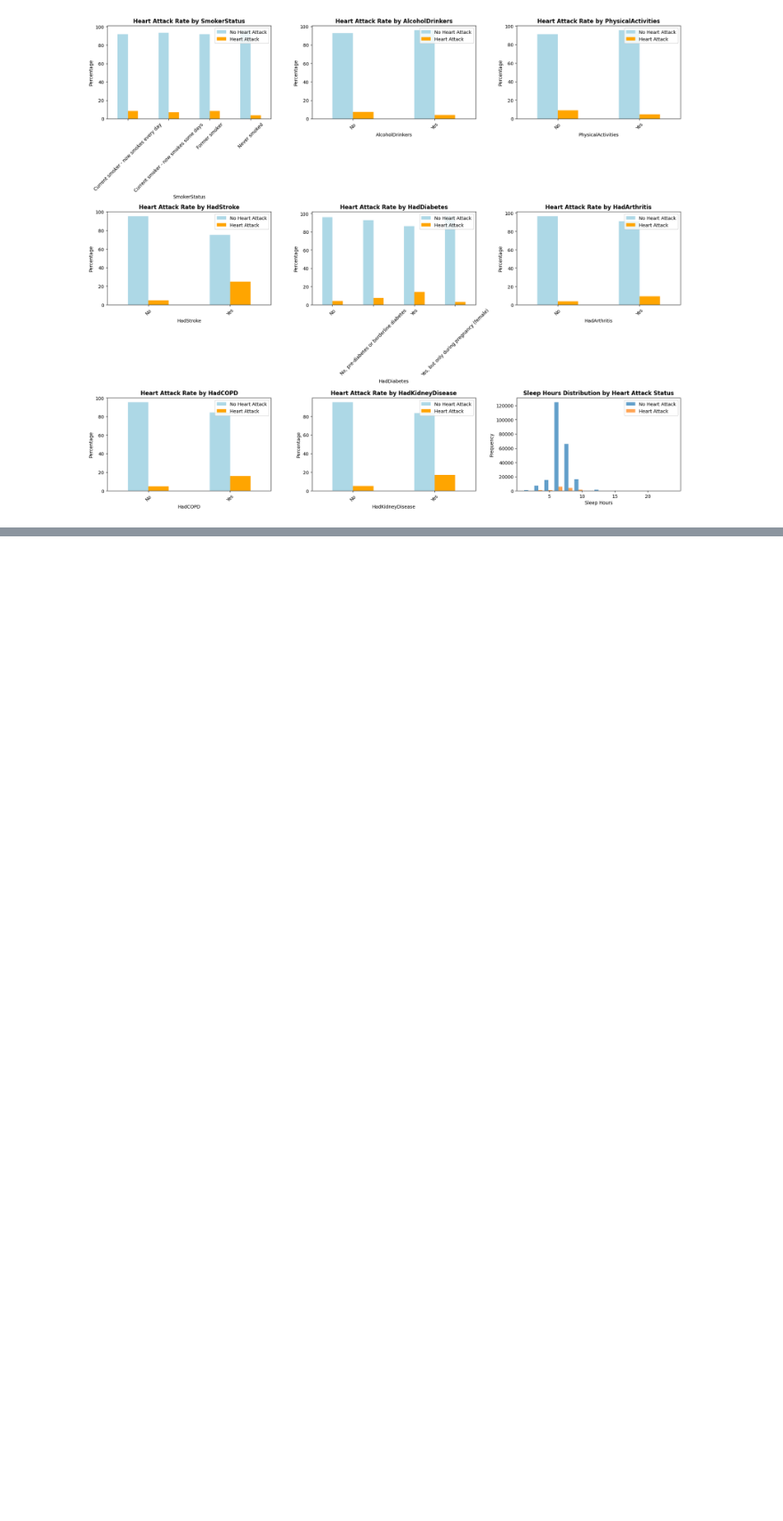
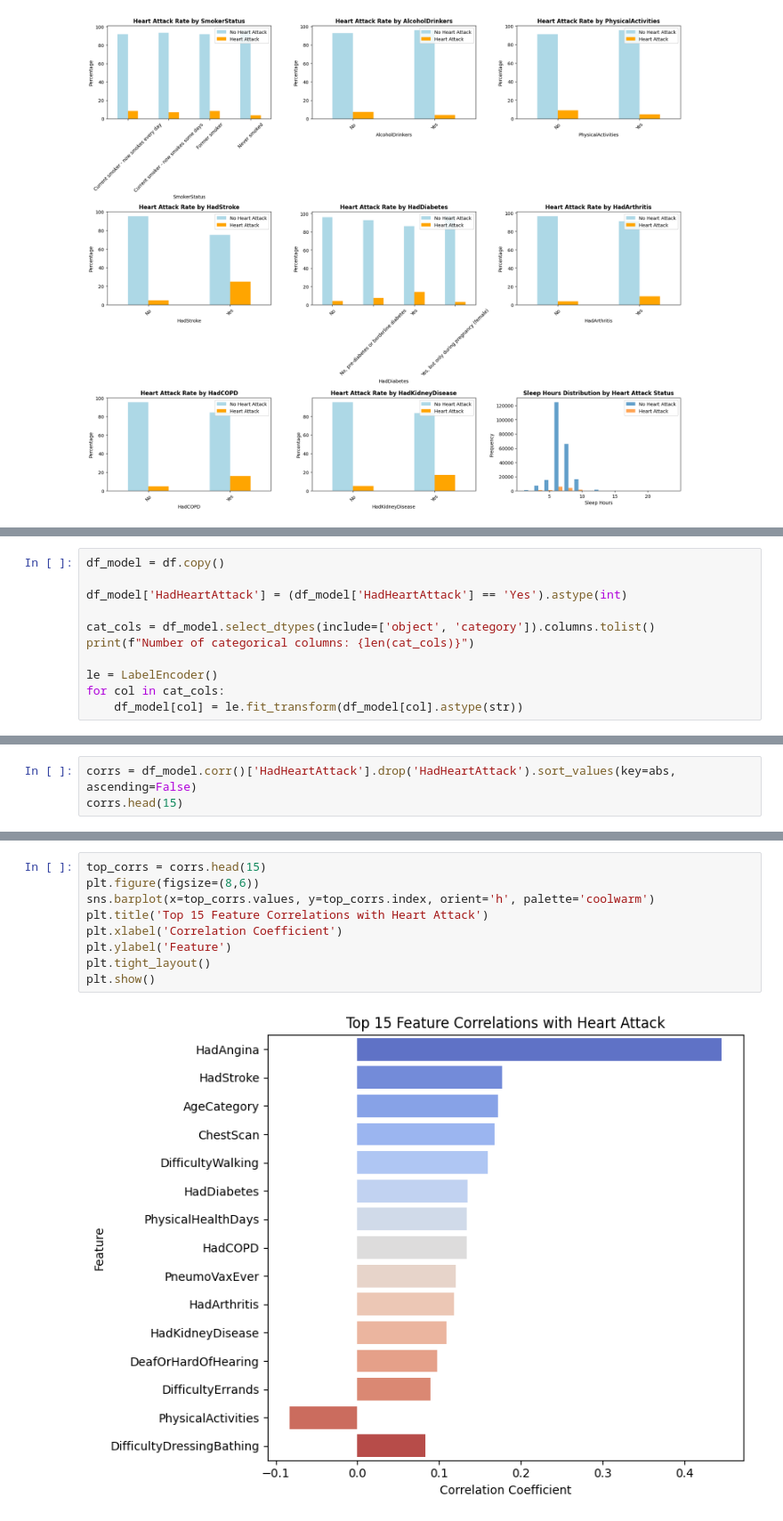
Before and after one commit to jaw039/COGS109_Indicators_of_Heart_Disease, a Jupyter notebook: heart_disease.ipynb, the cells around one changed output, grey strips where cells are left out. Shown at 89% size. Cells and saved outputs as stored; diff of their text form; blank space fills up the shorter version.

```diff
--- a/heart_disease.ipynb
+++ b/heart_disease.ipynb
@@ -345,0 +353,11 @@ Name: HadHeartAttack_Binary, dtype: float64
+# %%
+df_model = df.copy()
+
+df_model['HadHeartAttack'] = (df_model['HadHeartAttack'] == 'Yes').astype(int)
+
+cat_cols = df_model.select_dtypes(include=['object', 'category']).columns.tolist()
+print(f"Number of categorical columns: {len(cat_cols)}")
+
+le = LabelEncoder()
+for col in cat_cols:
+    df_model[col] = le.fit_transform(df_model[col].astype(str))
@@ -345,0 +378,3 @@ Name: HadHeartAttack_Binary, dtype: float64
+# %%
+corrs = df_model.corr()['HadHeartAttack'].drop('HadHeartAttack').sort_values(key=abs, ascending=False)
+corrs.head(15)
@@ -345,0 +398,11 @@ Name: HadHeartAttack_Binary, dtype: float64
+# %%
+top_corrs = corrs.head(15)
+plt.figure(figsize=(8,6))
+sns.barplot(x=top_corrs.values, y=top_corrs.index, orient='h', palette='coolwarm')
+plt.title('Top 15 Feature Correlations with Heart Attack')
+plt.xlabel('Correlation Coefficient')
+plt.ylabel('Feature')
+plt.tight_layout()
+plt.show()
+# %% [output]
+[figure, added]
```
Also changed, not shown: parts of 39 cells of this notebook, 2 other files.
